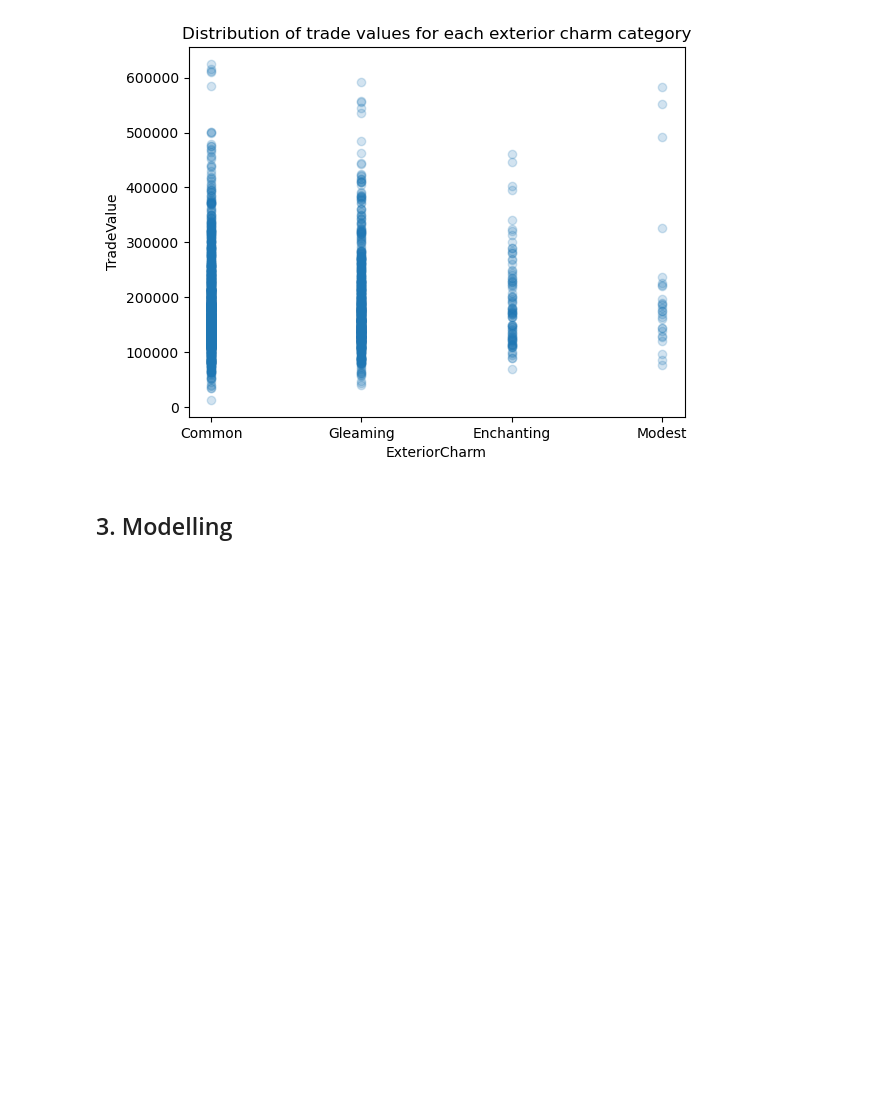
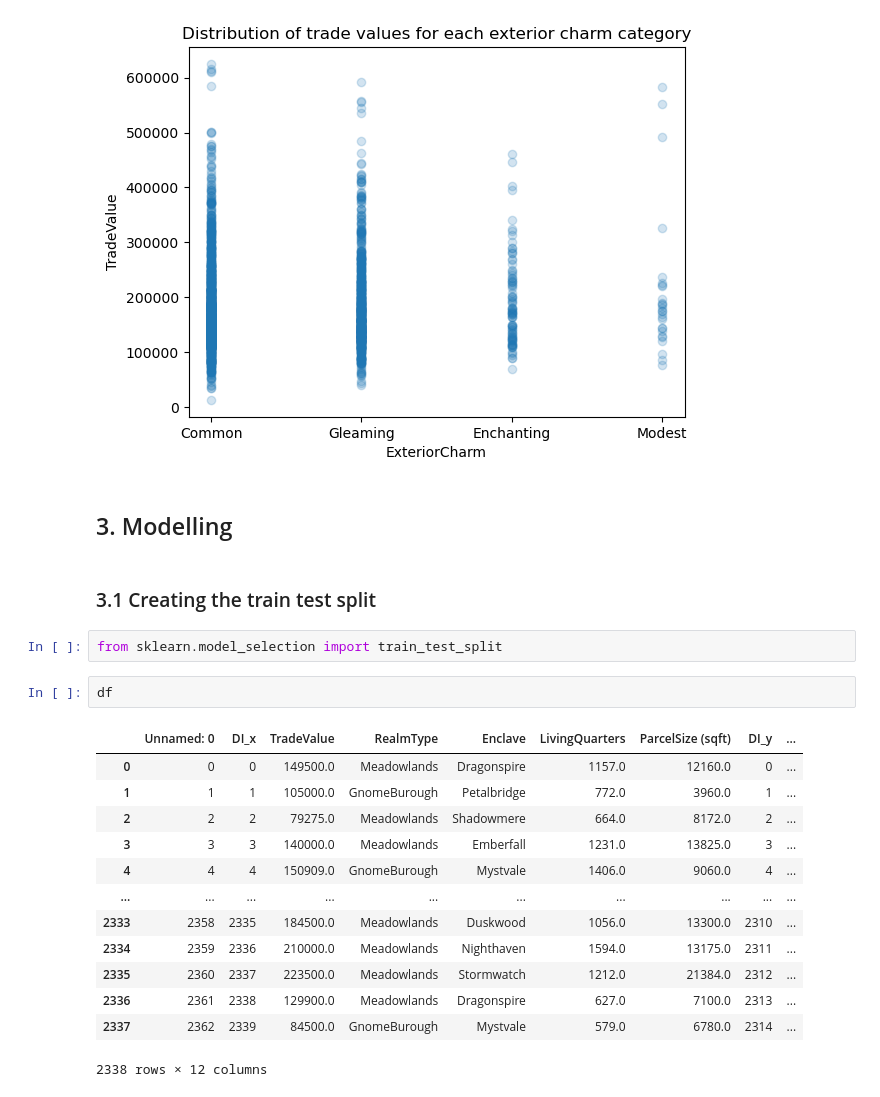
Before and after one commit to RaineScarlett/dsreport, a Jupyter notebook: iteration2.ipynb, the cells around one changed output. Cells and saved outputs as stored; diff of their text form; blank space fills up the shorter version.

Commit message:
started modelling

```diff
--- a/iteration2.ipynb
+++ b/iteration2.ipynb
@@ -259,3 +259,23 @@ plt.show()
 [figure]
 # %% [markdown]
 ## 3. Modelling
+# %% [markdown]
+### 3.1 Creating the train test split
+# %%
+from sklearn.model_selection import train_test_split
+# %%
+df
+# %% [output]
+|  | Unnamed: 0 | DI_x | TradeValue | RealmType | Enclave | LivingQuarters | ParcelSize (sqft) | DI_y | ... |
+| 0 | 0 | 0 | 149500.0 | Meadowlands | Dragonspire | 1157.0 | 12160.0 | 0 | ... |
+| 1 | 1 | 1 | 105000.0 | GnomeBurough | Petalbridge | 772.0 | 3960.0 | 1 | ... |
+| 2 | 2 | 2 | 79275.0 | Meadowlands | Shadowmere | 664.0 | 8172.0 | 2 | ... |
+| 3 | 3 | 3 | 140000.0 | Meadowlands | Emberfall | 1231.0 | 13825.0 | 3 | ... |
+| 4 | 4 | 4 | 150909.0 | GnomeBurough | Mystvale | 1406.0 | 9060.0 | 4 | ... |
+| ... | ... | ... | ... | ... | ... | ... | ... | ... | ... |
+| 2333 | 2358 | 2335 | 184500.0 | Meadowlands | Duskwood | 1056.0 | 13300.0 | 2310 | ... |
+| 2334 | 2359 | 2336 | 210000.0 | Meadowlands | Nighthaven | 1594.0 | 13175.0 | 2311 | ... |
+| 2335 | 2360 | 2337 | 223500.0 | Meadowlands | Stormwatch | 1212.0 | 21384.0 | 2312 | ... |
+| 2336 | 2361 | 2338 | 129900.0 | Meadowlands | Dragonspire | 627.0 | 7100.0 | 2313 | ... |
+| 2337 | 2362 | 2339 | 84500.0 | GnomeBurough | Mystvale | 579.0 | 6780.0 | 2314 | ... |
+2338 rows × 12 columns
```
Also changed, not shown: parts of 14 cells of this notebook.
